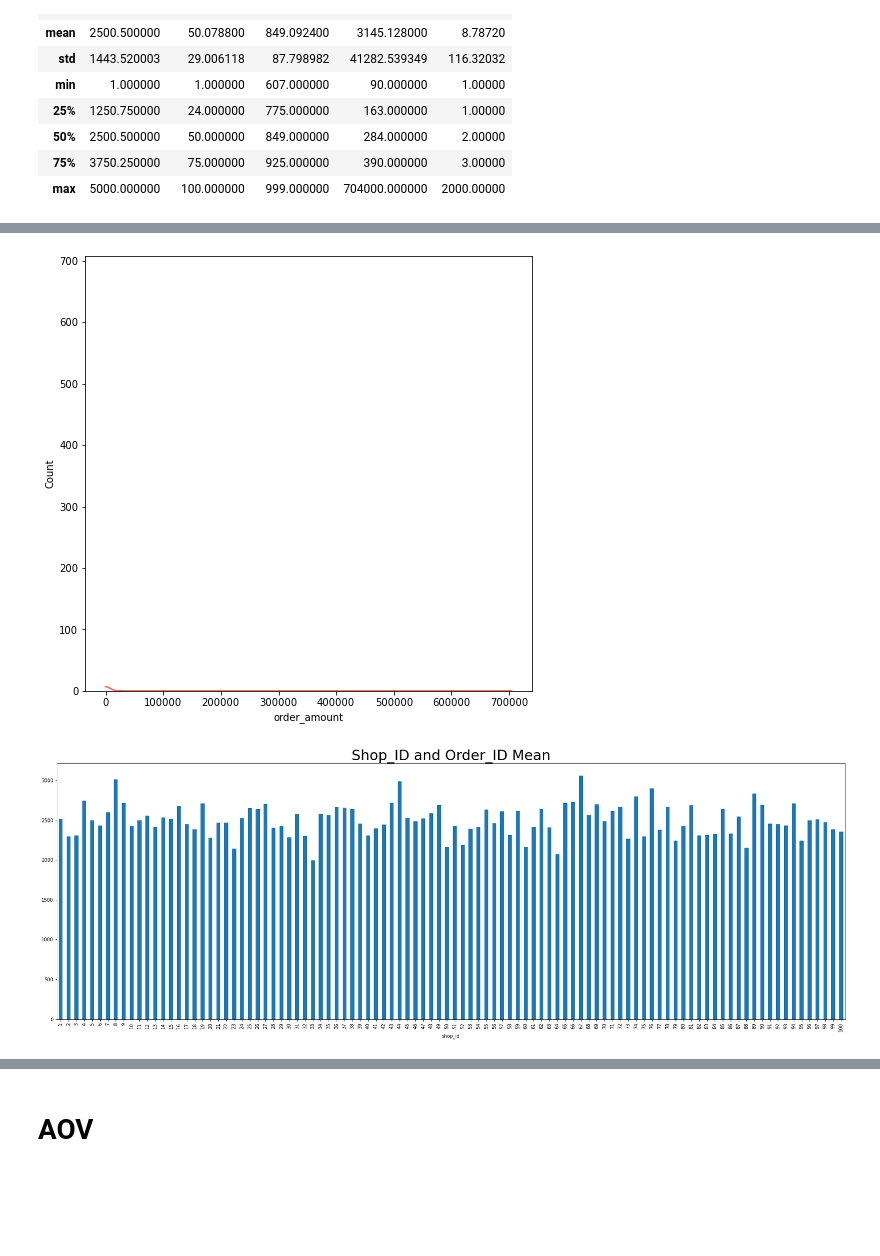
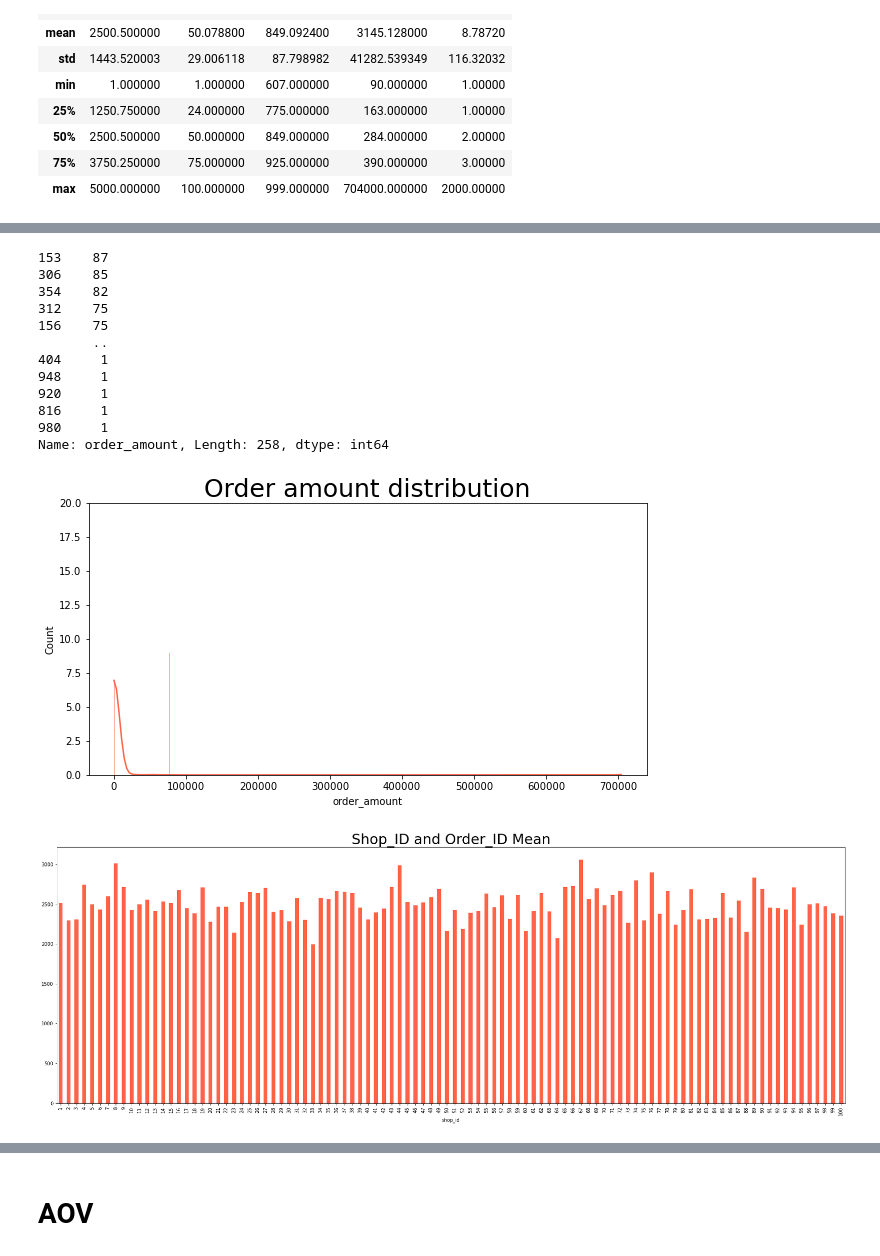
Before and after one commit to Karla-Flores/Data-Science-Challenge, a Jupyter notebook: Data Science Challenge.ipynb, the cells around one changed output, grey strips where cells are left out. Cells and saved outputs as stored; diff of their text form; code cells hidden in the pictures; blank space fills up the shorter version.

```diff
--- a/Data Science Challenge.ipynb
+++ b/Data Science Challenge.ipynb
@@ -68,15 +58,33 @@ Name: order_amount, Length: 258, dtype: int64
+# %%
+# Looking deeper into order amount
+df['order_amount'].value_counts()
+# %% [output]
+153    87
+306    85
+354    82
+312    75
+156    75
+       ..
+404     1
+948     1
+920     1
+816     1
+980     1
+Name: order_amount, Length: 258, dtype: int64
 # %%
-fig = plt.figure(figsize=(8,8))
+fig = plt.figure(figsize=(10,5))
 sns.histplot(df['order_amount'], color='tomato', kde=True)
+plt.title ('Order amount distribution', fontsize=25)
+plt.ylim([0, 20])
 plt.show()
 # %% [output]
-[figure, old version]
+[figure, new version]
 # %%
 df_group_shop = df.groupby('shop_id')['order_id'].mean()
-df_group_shop.plot.bar(figsize=(30,10))
+df_group_shop.plot.bar(figsize=(30,10), color='tomato')
 plt.title('Shop_ID and Order_ID Mean', fontsize=30)
 plt.show()
 # %% [output]
-[figure, old version]
+[figure, new version]
 # %%
 df_group_shop = df.groupby('shop_id')['order_id'].median()
```
Also changed, not shown: parts of 57 cells of this notebook.
